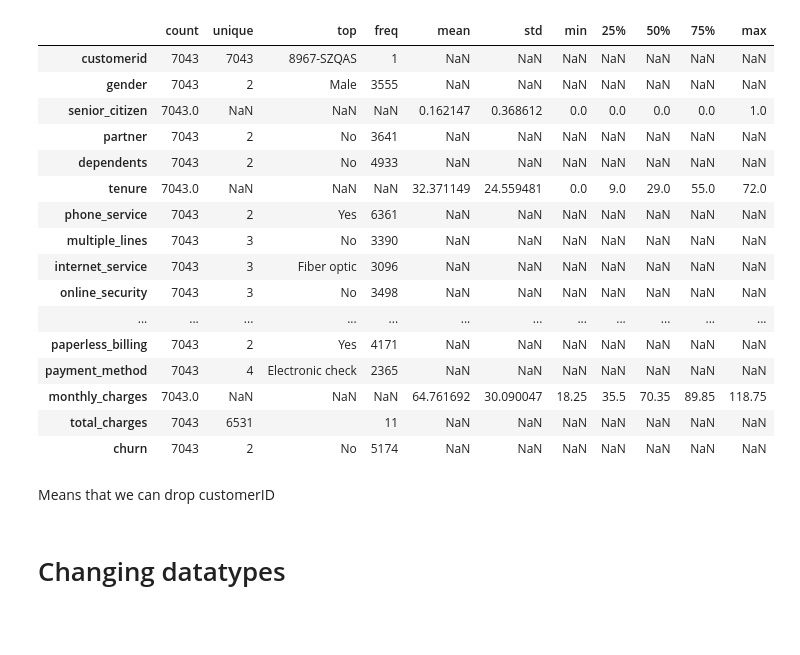
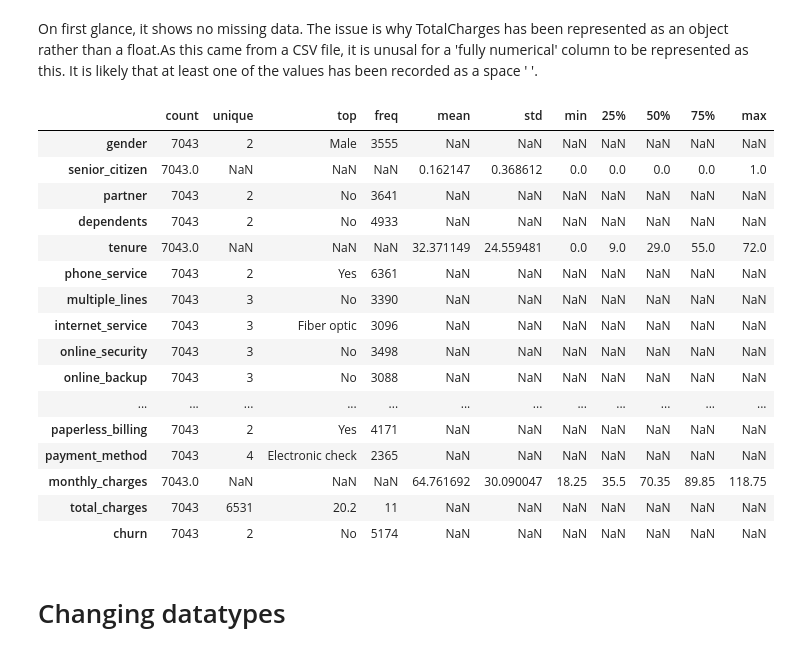
Before and after one commit to BubbaTam/telco-customer-churn, a Jupyter notebook: notebook/check_data.ipynb, the cells around one changed output. Drawn from its saved outputs; the diff is of its cells as text; code cells hidden in the pictures; blank space fills up the shorter version.

```diff
--- a/notebook/check_data.ipynb
+++ b/notebook/check_data.ipynb
@@ -82,3 +69,5 @@ df.columns = df.columns.str.lower()
+# %% [markdown]
+On first glance, it shows no missing data. The issue is why TotalCharges has been represented as an object rather than a float.As this came from a CSV file, it is unusal for a 'fully numerical' column to be represented as this. It is likely that at least one of the values has been recorded as a space ' '.
 # %%
 # Data qualiity checks
     # checking for duplicated values
@@ -89,15 +79,10 @@ assert df.duplicated().all() == False, "not today mate"
 # %%
 #checking for missing data
 #remember that missing data can be represented in different ways, for example 'Nan', and unusual values
 # like -99, -100.
-try:
-    df.isna().any()[1] == False
-except:
-    print("That there missing data with the value of NaN")
 df.describe(include='all').T
 # %% [output]
 |  | count | unique | top | freq | mean | std | min | 25% | 50% | 75% | max |
-| customerid | 7043 | 7043 | 8967-SZQAS | 1 | NaN | NaN | NaN | NaN | NaN | NaN | NaN |
 | gender | 7043 | 2 | Male | 3555 | NaN | NaN | NaN | NaN | NaN | NaN | NaN |
 | senior_citizen | 7043.0 | NaN | NaN | NaN | 0.162147 | 0.368612 | 0.0 | 0.0 | 0.0 | 0.0 | 1.0 |
 | partner | 7043 | 2 | No | 3641 | NaN | NaN | NaN | NaN | NaN | NaN | NaN |
@@ -107,11 +92,10 @@ df.describe(include='all').T
 | multiple_lines | 7043 | 3 | No | 3390 | NaN | NaN | NaN | NaN | NaN | NaN | NaN |
 | internet_service | 7043 | 3 | Fiber optic | 3096 | NaN | NaN | NaN | NaN | NaN | NaN | NaN |
 | online_security | 7043 | 3 | No | 3498 | NaN | NaN | NaN | NaN | NaN | NaN | NaN |
+| online_backup | 7043 | 3 | No | 3088 | NaN | NaN | NaN | NaN | NaN | NaN | NaN |
 | ... | ... | ... | ... | ... | ... | ... | ... | ... | ... | ... | ... |
 | paperless_billing | 7043 | 2 | Yes | 4171 | NaN | NaN | NaN | NaN | NaN | NaN | NaN |
 | payment_method | 7043 | 4 | Electronic check | 2365 | NaN | NaN | NaN | NaN | NaN | NaN | NaN |
 | monthly_charges | 7043.0 | NaN | NaN | NaN | 64.761692 | 30.090047 | 18.25 | 35.5 | 70.35 | 89.85 | 118.75 |
-| total_charges | 7043 | 6531 |  | 11 | NaN | NaN | NaN | NaN | NaN | NaN | NaN |
+| total_charges | 7043 | 6531 | 20.2 | 11 | NaN | NaN | NaN | NaN | NaN | NaN | NaN |
 | churn | 7043 | 2 | No | 5174 | NaN | NaN | NaN | NaN | NaN | NaN | NaN |
-# %% [markdown]
-Means that we can drop customerID
```
Also changed, not shown: parts of 19 cells of this notebook, 17 other files.
